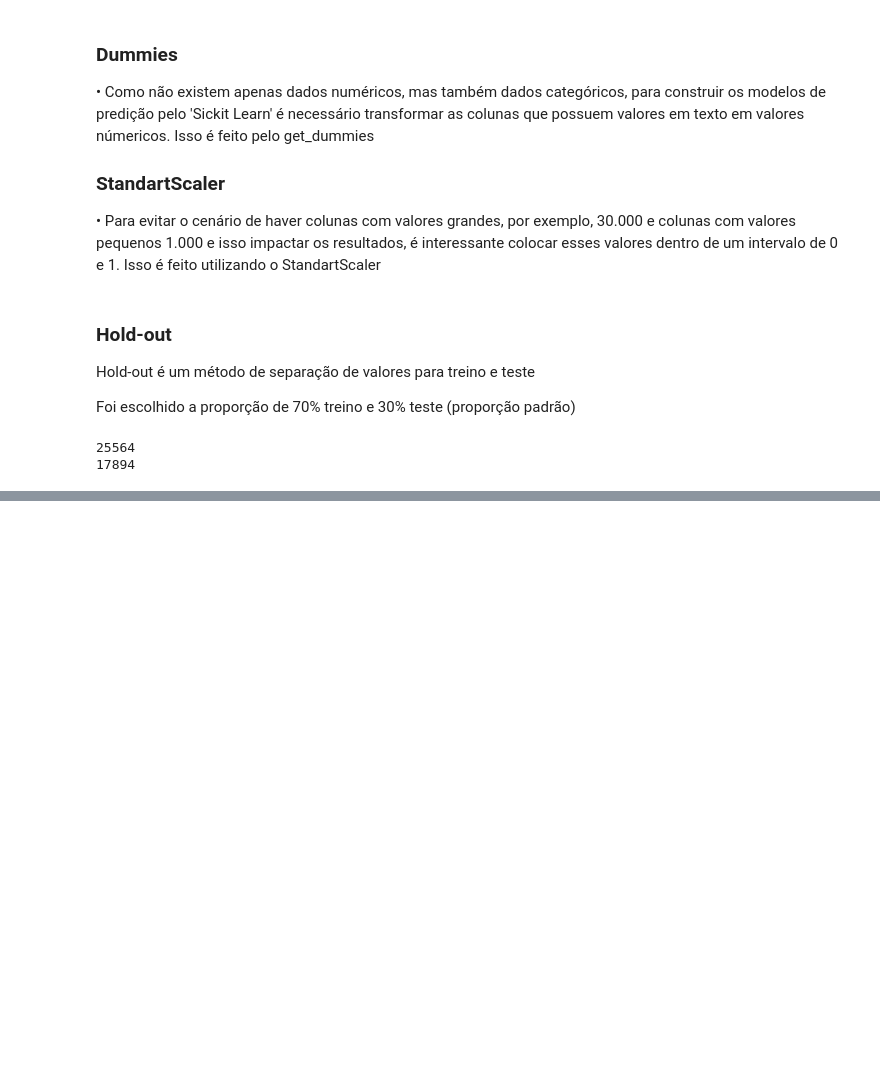
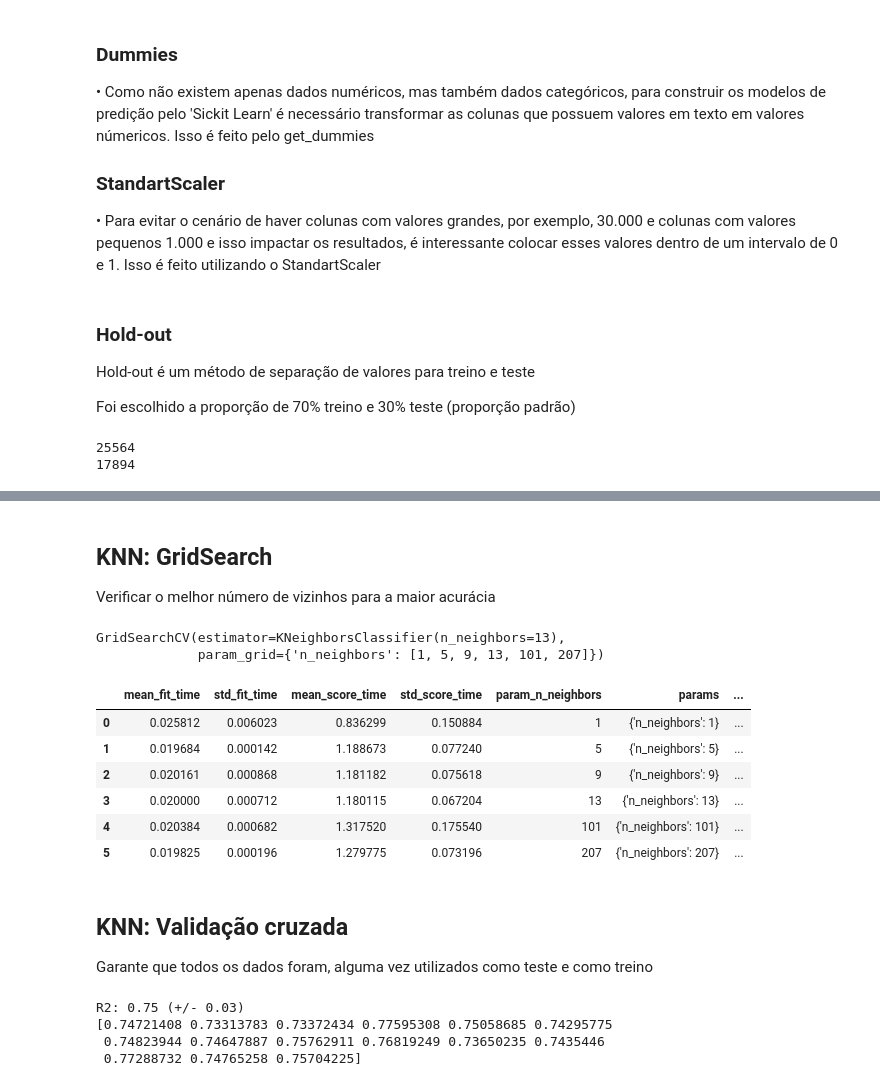
Before and after one commit to LucasFlaquer/ac2-projeto-ic, a Jupyter notebook: projeto.ipynb, the cells around one changed output, grey strips where cells are left out. Saved outputs shown, nothing was run; the diff lists cells and outputs as text; code cells hidden in the pictures; blank space fills up the shorter version.

```diff
--- a/projeto.ipynb
+++ b/projeto.ipynb
@@ -329,0 +339,9 @@ y_train, y_test = y[:train_percentage], y[train_percentage:]
+# %%
+from sklearn.neighbors import KNeighborsClassifier
+
+# Aplicação do modelo KNN e treinamento do mesmo
+modelo = KNeighborsClassifier(n_neighbors = 13)
+modelo.fit(X_train, y_train)
+
+# Aplicação da predição no modelo
+y_pred = modelo.predict(X_test)
@@ -329,0 +369,69 @@ y_train, y_test = y[:train_percentage], y[train_percentage:]
+# %% [markdown]
+## KNN: GridSearch
+
+Verificar o melhor número de vizinhos para a maior acurácia
+# %%
+from sklearn.model_selection import GridSearchCV
+
+# Definir o intervalo de parametros para teste
+params = {'n_neighbors':[1,5,9,13,101,207]}
+clf = GridSearchCV(modelo, params)
+clf.fit(X_train, y_train)
+# %% [output]
+GridSearchCV(estimator=KNeighborsClassifier(n_neighbors=13),
+             param_grid={'n_neighbors': [1, 5, 9, 13, 101, 207]})
+# %%
+# Exibir gráfico mostrando as médias com a melhor acurácia
+display(pd.DataFrame(clf.cv_results_))
+# %% [output]
+|  | mean_fit_time | std_fit_time | mean_score_time | std_score_time | param_n_neighbors | params | ... |
+| 0 | 0.025812 | 0.006023 | 0.836299 | 0.150884 | 1 | {'n_neighbors': 1} | ... |
+| 1 | 0.019684 | 0.000142 | 1.188673 | 0.077240 | 5 | {'n_neighbors': 5} | ... |
+| 2 | 0.020161 | 0.000868 | 1.181182 | 0.075618 | 9 | {'n_neighbors': 9} | ... |
+| 3 | 0.020000 | 0.000712 | 1.180115 | 0.067204 | 13 | {'n_neighbors': 13} | ... |
+| 4 | 0.020384 | 0.000682 | 1.317520 | 0.175540 | 101 | {'n_neighbors': 101} | ... |
+| 5 | 0.019825 | 0.000196 | 1.279775 | 0.073196 | 207 | {'n_neighbors': 207} | ... |
+# %% [markdown]
+## KNN: Validação cruzada
+
+Garante que todos os dados foram, alguma vez utilizados como teste e como treino
+# %%
+from sklearn.model_selection import KFold
+from sklearn.neighbors import KNeighborsClassifier
+
+# Atribuição de valor de X e y
+X = df_c
+y = df["greater"].values
+
+# Insere as informação desejadas para a realização da Validação Cruzada, no caso, com 15 divisões
+kf = KFold(n_splits = 15, random_state = 42, shuffle = True)
+
+# Inicializa vetor de scores, responsável por armazenar dados de cada iteração da Validação Cruzada
+scores = []
+
+# Percorre cada iteração da Validação Cruzada
+for train_index, test_index in kf.split(X):
+
+    # Define os valores de treino e teste, baseado com a iteração da Validação Cruzada
+    X_train, X_test = X[train_index], X[test_index]
+    y_train, y_test = y[train_index], y[test_index]
+    # Aplicação do modelo KNN e treinamento do mesmo
+    modelo = KNeighborsClassifier(n_neighbors = 13)
+    modelo.fit(X_train, y_train)
+    # Aplicação da predição no modelo
+    y_pred = modelo.predict(X_test)
+    # Armazena os valores de cada iteração da Validação Cruzada
+    score = modelo.score(X_test, y_test)
+    scores.append(score)
+
+# Transforma em array os valores dos scores de forma padronizada
+scores = np.array(scores)
+
+# Printa a média e o desvio da padrão dos modelos encontrados, além de printar os scores encontrados
+print("R2: %0.2f (+/- %0.2f)" % (scores.mean(), scores.std() * 2))
+print(scores)
+# %% [output]
+R2: 0.75 (+/- 0.03)
+[0.74721408 0.73313783 0.73372434 0.77595308 0.75058685 0.74295775
+ 0.74823944 0.74647887 0.75762911 0.76819249 0.73650235 0.7435446
+ 0.77288732 0.74765258 0.75704225]
```
Also changed, not shown: parts of 12 cells of this notebook.
